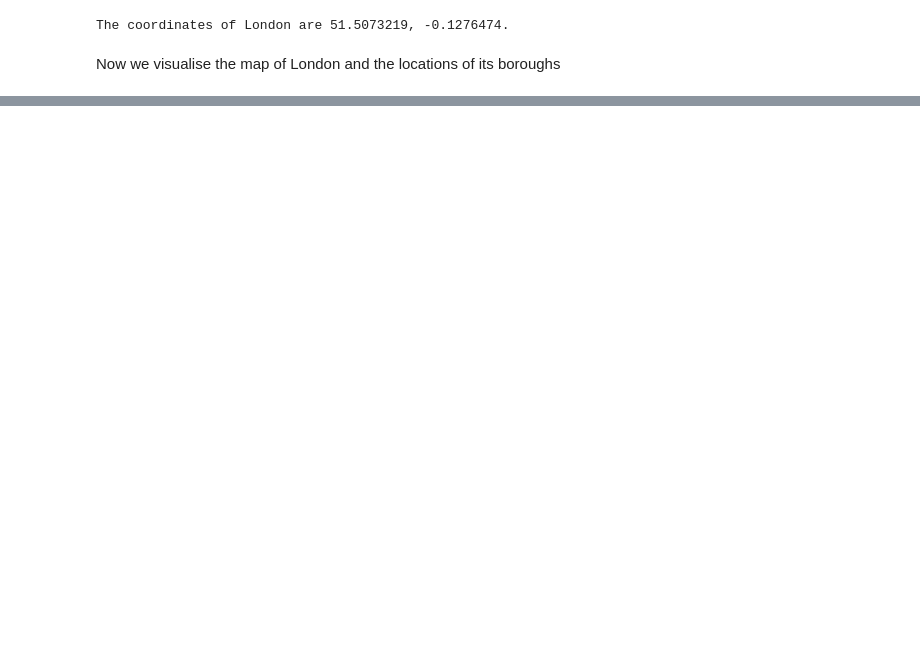
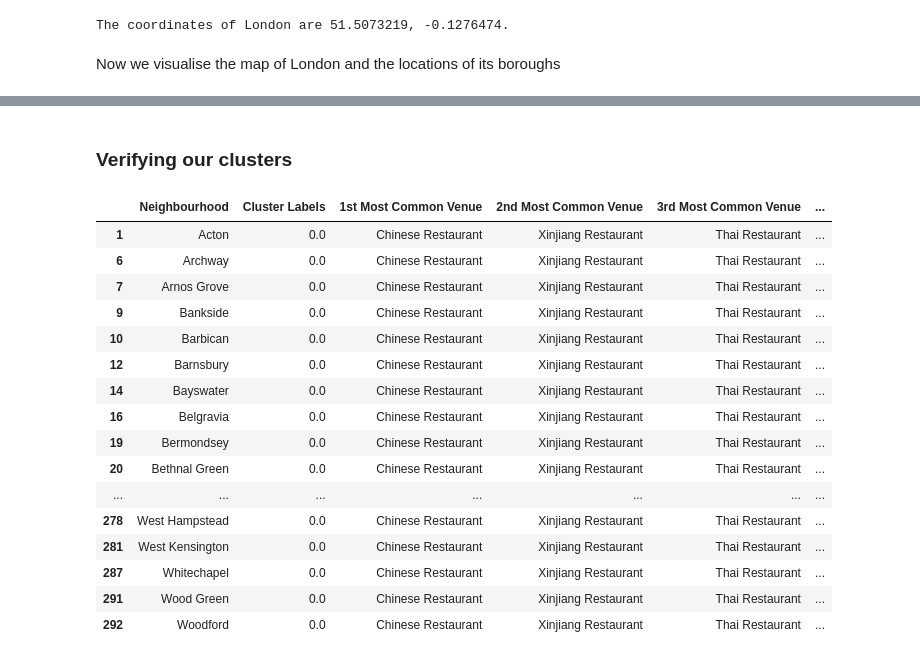
Before and after one commit to jkchuong/Data_Science_Capstone, a Jupyter notebook: The Battle of Neighbourhoods 2.ipynb, the cells around one changed output, grey strips where cells are left out. Cells and saved outputs as stored; diff of their text form; code cells hidden in the pictures; blank space fills up the shorter version.

```diff
--- a/The Battle of Neighbourhoods 2.ipynb
+++ b/The Battle of Neighbourhoods 2.ipynb
@@ -183,0 +484,22 @@ map_London
+# %% [markdown]
+### Verifying our clusters
+# %%
+ldon_merged_nonan.loc[ldon_merged_nonan['Cluster Labels'] == 0, ldon_merged_nonan.columns[[0] + list(range(5, ldon_merged_nonan.shape[1]))]]
+# %% [output]
+|  | Neighbourhood | Cluster Labels | 1st Most Common Venue | 2nd Most Common Venue | 3rd Most Common Venue | ... |
+| 1 | Acton | 0.0 | Chinese Restaurant | Xinjiang Restaurant | Thai Restaurant | ... |
+| 6 | Archway | 0.0 | Chinese Restaurant | Xinjiang Restaurant | Thai Restaurant | ... |
+| 7 | Arnos Grove | 0.0 | Chinese Restaurant | Xinjiang Restaurant | Thai Restaurant | ... |
+| 9 | Bankside | 0.0 | Chinese Restaurant | Xinjiang Restaurant | Thai Restaurant | ... |
+| 10 | Barbican | 0.0 | Chinese Restaurant | Xinjiang Restaurant | Thai Restaurant | ... |
+| 12 | Barnsbury | 0.0 | Chinese Restaurant | Xinjiang Restaurant | Thai Restaurant | ... |
+| 14 | Bayswater | 0.0 | Chinese Restaurant | Xinjiang Restaurant | Thai Restaurant | ... |
+| 16 | Belgravia | 0.0 | Chinese Restaurant | Xinjiang Restaurant | Thai Restaurant | ... |
+| 19 | Bermondsey | 0.0 | Chinese Restaurant | Xinjiang Restaurant | Thai Restaurant | ... |
+| 20 | Bethnal Green | 0.0 | Chinese Restaurant | Xinjiang Restaurant | Thai Restaurant | ... |
+| ... | ... | ... | ... | ... | ... | ... |
+| 278 | West Hampstead | 0.0 | Chinese Restaurant | Xinjiang Restaurant | Thai Restaurant | ... |
+| 281 | West Kensington | 0.0 | Chinese Restaurant | Xinjiang Restaurant | Thai Restaurant | ... |
+| 287 | Whitechapel | 0.0 | Chinese Restaurant | Xinjiang Restaurant | Thai Restaurant | ... |
+| 291 | Wood Green | 0.0 | Chinese Restaurant | Xinjiang Restaurant | Thai Restaurant | ... |
+| 292 | Woodford | 0.0 | Chinese Restaurant | Xinjiang Restaurant | Thai Restaurant | ... |
```
Also changed, not shown: parts of 72 cells of this notebook.
